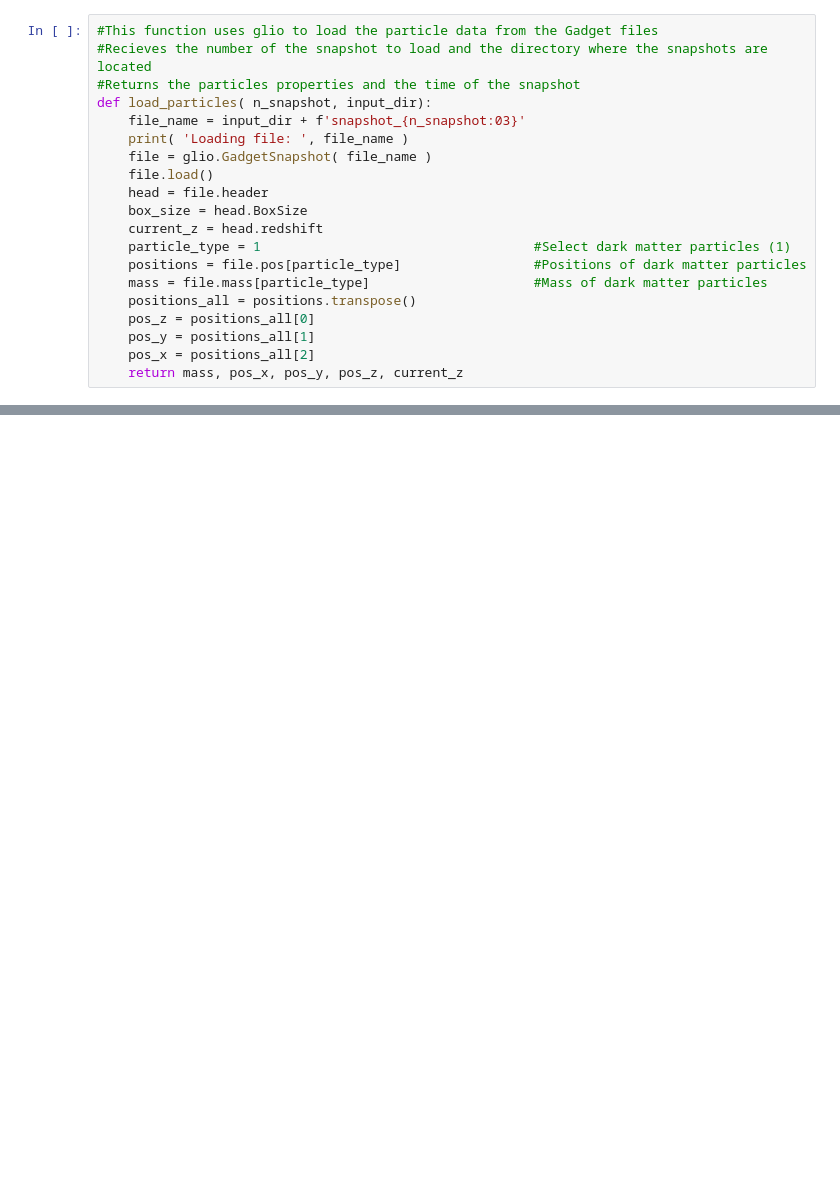
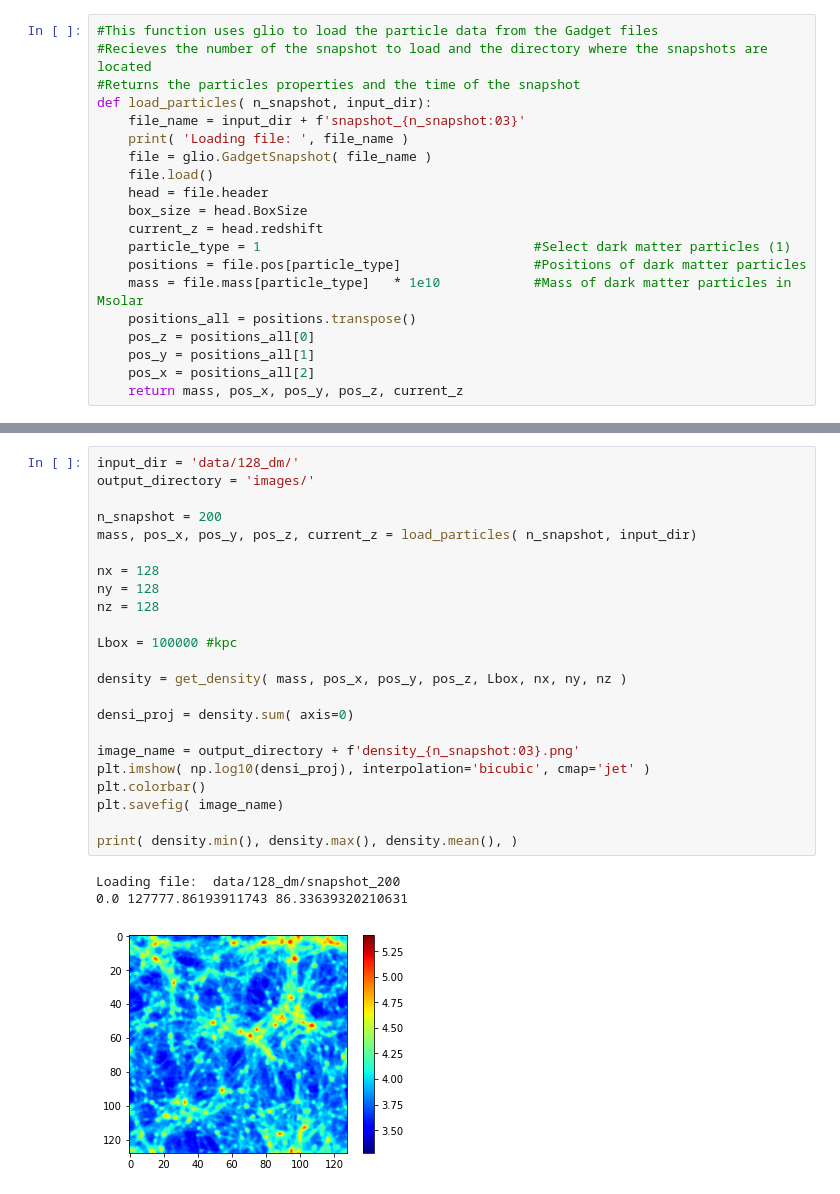
Before and after one commit to bvillasen/AY9_dark_matter_analysis, a Jupyter notebook: dm_analysis_bruno.ipynb, the cells around one changed output, grey strips where cells are left out. Saved outputs shown, nothing was run; the diff lists cells and outputs as text; blank space fills up the shorter version.

```diff
--- a/dm_analysis_bruno.ipynb
+++ b/dm_analysis_bruno.ipynb
@@ -16,7 +17,7 @@ def load_particles( n_snapshot, input_dir):
     current_z = head.redshift
     particle_type = 1                                   #Select dark matter particles (1)
     positions = file.pos[particle_type]                 #Positions of dark matter particles
-    mass = file.mass[particle_type]                     #Mass of dark matter particles
+    mass = file.mass[particle_type]   * 1e10            #Mass of dark matter particles in Msolar
     positions_all = positions.transpose()
     pos_z = positions_all[0]
     pos_y = positions_all[1]
@@ -43,3 +68,30 @@ def plot_particles( depth, pos_x, pos_y, pos_z, output_directory):
+# %%
+input_dir = 'data/128_dm/'
+output_directory = 'images/'
+
+n_snapshot = 200
+mass, pos_x, pos_y, pos_z, current_z = load_particles( n_snapshot, input_dir)
+
+nx = 128
+ny = 128
+nz = 128
+
+Lbox = 100000 #kpc
+
+density = get_density( mass, pos_x, pos_y, pos_z, Lbox, nx, ny, nz )
+
+densi_proj = density.sum( axis=0)
+
+image_name = output_directory + f'density_{n_snapshot:03}.png'
+plt.imshow( np.log10(densi_proj), interpolation='bicubic', cmap='jet' )
+plt.colorbar()
+plt.savefig( image_name)
+
+print( density.min(), density.max(), density.mean(), )
+# %% [output]
+Loading file:  data/128_dm/snapshot_200
+0.0 127777.86193911743 86.33639320210631
+[figure, added]
 # %%
 input_dir = 'data/128_dm/'
 output_directory = 'images/'
```
Also changed, not shown: parts of 4 cells of this notebook.
